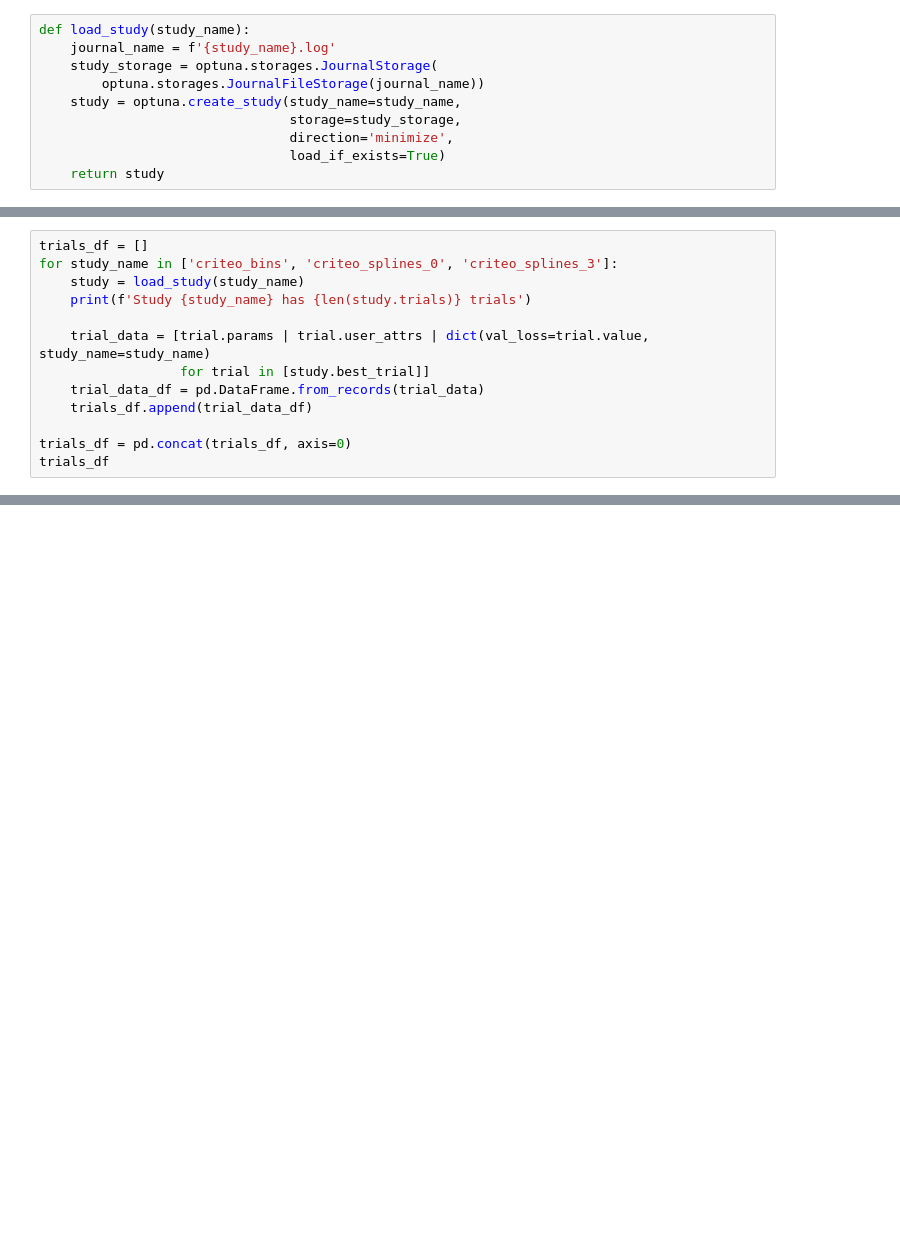
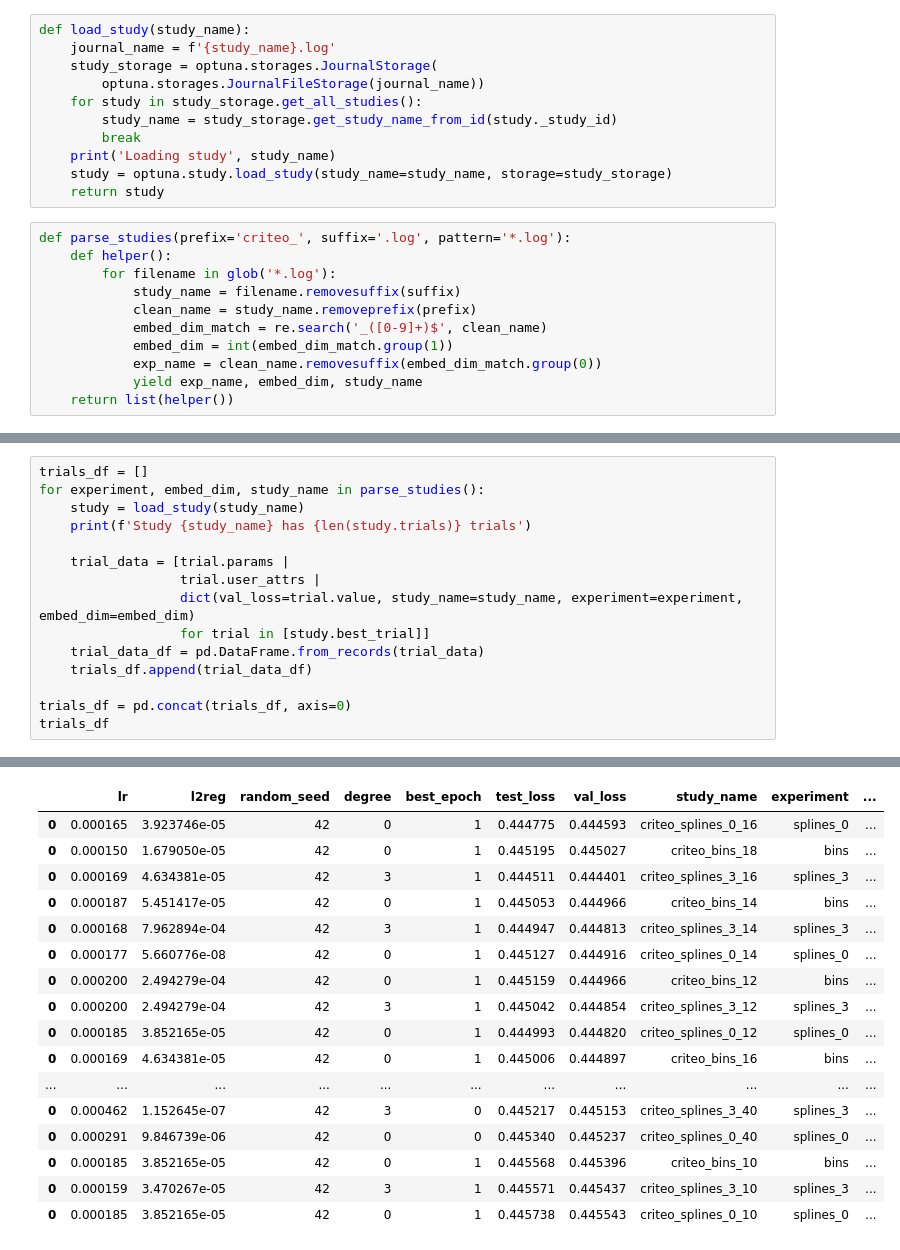
Before and after one commit to alexshtf/criteo_splines, a Jupyter notebook: studies.ipynb, the cells around one changed output, grey strips where cells are left out. Cells and saved outputs as stored; diff of their text form; blank space fills up the shorter version.

Commit message:
Added running with various embedding dimensions.

```diff
--- a/studies.ipynb
+++ b/studies.ipynb
@@ -7,8 +10,20 @@ def load_study(study_name):
     journal_name = f'{study_name}.log'
     study_storage = optuna.storages.JournalStorage(
         optuna.storages.JournalFileStorage(journal_name))
-    study = optuna.create_study(study_name=study_name,
-                                storage=study_storage,
-                                direction='minimize',
-                                load_if_exists=True)
+    for study in study_storage.get_all_studies():
+        study_name = study_storage.get_study_name_from_id(study._study_id)
+        break
+    print('Loading study', study_name)
+    study = optuna.study.load_study(study_name=study_name, storage=study_storage)
     return study
+# %%
+def parse_studies(prefix='criteo_', suffix='.log', pattern='*.log'):
+    def helper():
+        for filename in glob('*.log'):
+            study_name = filename.removesuffix(suffix)
+            clean_name = study_name.removeprefix(prefix)
+            embed_dim_match = re.search('_([0-9]+)$', clean_name)
+            embed_dim = int(embed_dim_match.group(1))
+            exp_name = clean_name.removesuffix(embed_dim_match.group(0))
+            yield exp_name, embed_dim, study_name
+    return list(helper())
@@ -15,13 +50,16 @@ def load_study(study_name):
 # %%
 trials_df = []
-for study_name in ['criteo_bins', 'criteo_splines_0', 'criteo_splines_3']:
+for experiment, embed_dim, study_name in parse_studies():
     study = load_study(study_name)
     print(f'Study {study_name} has {len(study.trials)} trials')
 
-    trial_data = [trial.params | trial.user_attrs | dict(val_loss=trial.value, study_name=study_name)
+    trial_data = [trial.params |
+                  trial.user_attrs |
+                  dict(val_loss=trial.value, study_name=study_name, experiment=experiment, embed_dim=embed_dim)
                   for trial in [study.best_trial]]
     trial_data_df = pd.DataFrame.from_records(trial_data)
     trials_df.append(trial_data_df)
 
 trials_df = pd.concat(trials_df, axis=0)
 trials_df
+# %% [output]
@@ -27,0 +89,17 @@ trials_df
+|  | lr | l2reg | random_seed | degree | best_epoch | test_loss | val_loss | study_name | experiment | ... |
+| 0 | 0.000165 | 3.923746e-05 | 42 | 0 | 1 | 0.444775 | 0.444593 | criteo_splines_0_16 | splines_0 | ... |
+| 0 | 0.000150 | 1.679050e-05 | 42 | 0 | 1 | 0.445195 | 0.445027 | criteo_bins_18 | bins | ... |
+| 0 | 0.000169 | 4.634381e-05 | 42 | 3 | 1 | 0.444511 | 0.444401 | criteo_splines_3_16 | splines_3 | ... |
+| 0 | 0.000187 | 5.451417e-05 | 42 | 0 | 1 | 0.445053 | 0.444966 | criteo_bins_14 | bins | ... |
+| 0 | 0.000168 | 7.962894e-04 | 42 | 3 | 1 | 0.444947 | 0.444813 | criteo_splines_3_14 | splines_3 | ... |
+| 0 | 0.000177 | 5.660776e-08 | 42 | 0 | 1 | 0.445127 | 0.444916 | criteo_splines_0_14 | splines_0 | ... |
+| 0 | 0.000200 | 2.494279e-04 | 42 | 0 | 1 | 0.445159 | 0.444966 | criteo_bins_12 | bins | ... |
+| 0 | 0.000200 | 2.494279e-04 | 42 | 3 | 1 | 0.445042 | 0.444854 | criteo_splines_3_12 | splines_3 | ... |
+| 0 | 0.000185 | 3.852165e-05 | 42 | 0 | 1 | 0.444993 | 0.444820 | criteo_splines_0_12 | splines_0 | ... |
+| 0 | 0.000169 | 4.634381e-05 | 42 | 0 | 1 | 0.445006 | 0.444897 | criteo_bins_16 | bins | ... |
+| ... | ... | ... | ... | ... | ... | ... | ... | ... | ... | ... |
+| 0 | 0.000462 | 1.152645e-07 | 42 | 3 | 0 | 0.445217 | 0.445153 | criteo_splines_3_40 | splines_3 | ... |
+| 0 | 0.000291 | 9.846739e-06 | 42 | 0 | 0 | 0.445340 | 0.445237 | criteo_splines_0_40 | splines_0 | ... |
+| 0 | 0.000185 | 3.852165e-05 | 42 | 0 | 1 | 0.445568 | 0.445396 | criteo_bins_10 | bins | ... |
+| 0 | 0.000159 | 3.470267e-05 | 42 | 3 | 1 | 0.445571 | 0.445437 | criteo_splines_3_10 | splines_3 | ... |
+| 0 | 0.000185 | 3.852165e-05 | 42 | 0 | 1 | 0.445738 | 0.445543 | criteo_splines_0_10 | splines_0 | ... |
```
Also changed, not shown: parts of 7 cells of this notebook, 33 other files.
